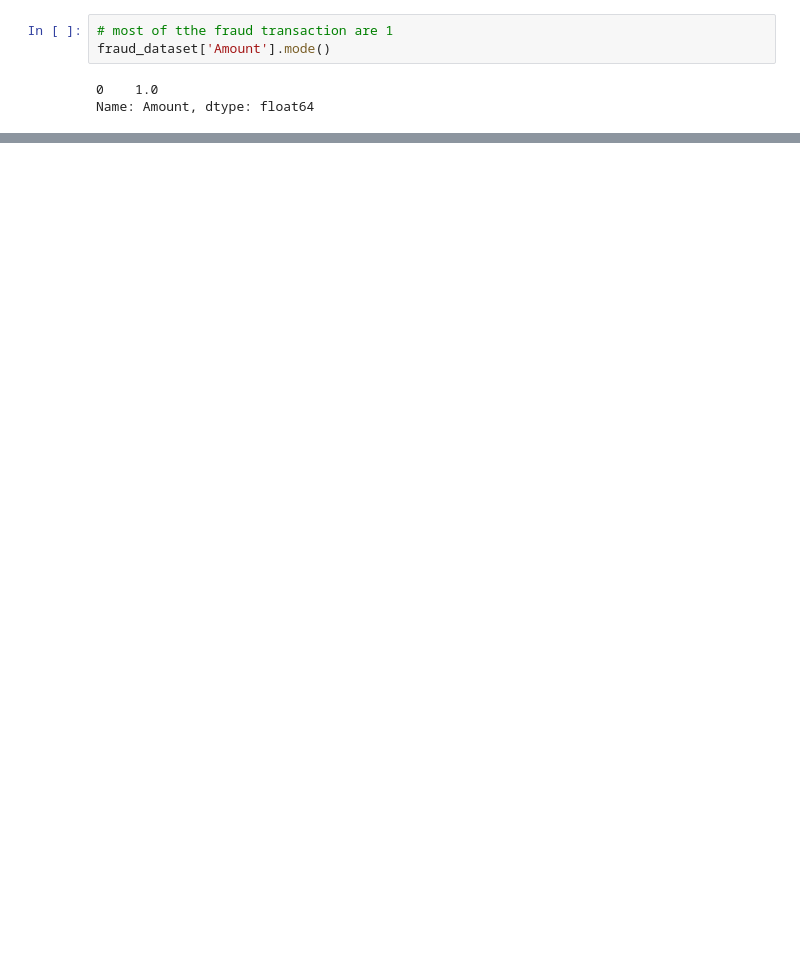
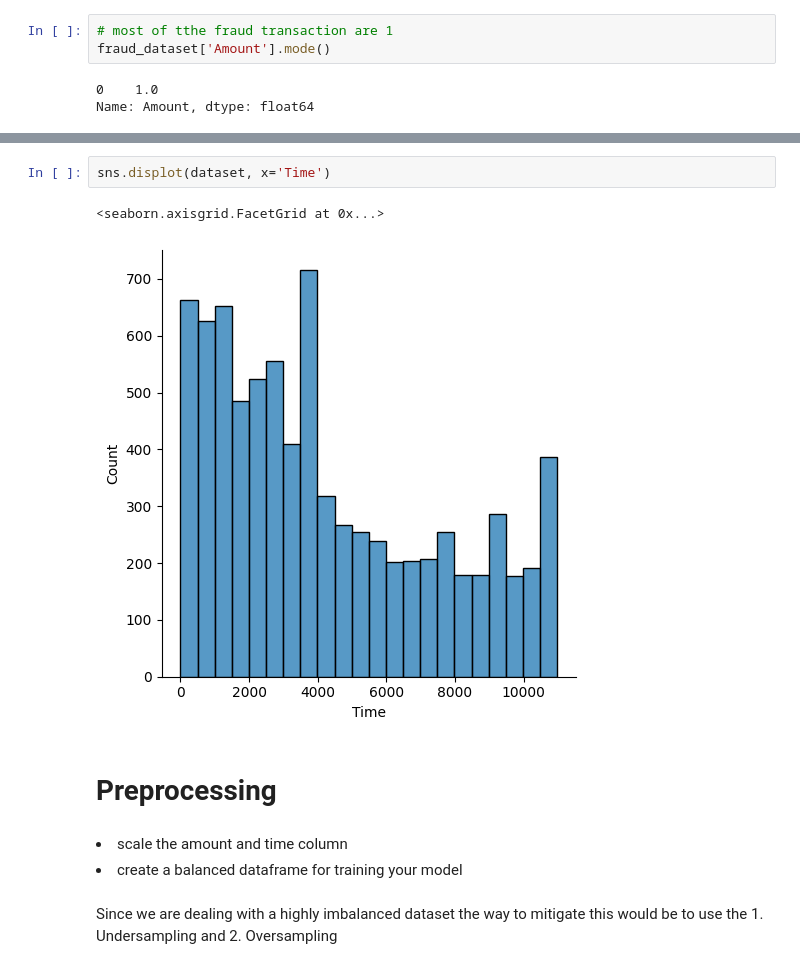
Before and after one commit to kdmwangi/Data-Science, a Jupyter notebook: Fraud_Detection.ipynb, the cells around one changed output, grey strips where cells are left out. Drawn from its saved outputs; the diff is of its cells as text; blank space fills up the shorter version.

```diff
--- a/Fraud_Detection.ipynb
+++ b/Fraud_Detection.ipynb
@@ -376,0 +416,12 @@ sns.displot(fraud_dataset, x='Amount')
+# %%
+sns.displot(dataset, x='Time')
+# %% [output]
+<seaborn.axisgrid.FacetGrid at 0x...>
+[figure, added]
+# %% [markdown]
+# Preprocessing
+# %% [markdown]
+<li>scale the amount and time column
+<li>create a balanced dataframe for training your model
+# %% [markdown]
+Since we are dealing with a highly imbalanced dataset the way to mitigate this would be to use the 1. Undersampling and 2. Oversampling
```
Also changed, not shown: parts of 42 cells of this notebook.
